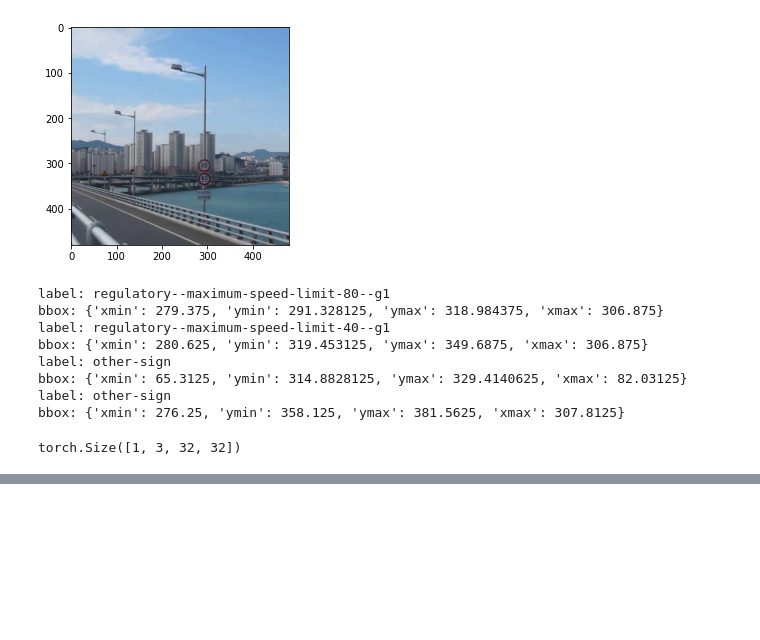
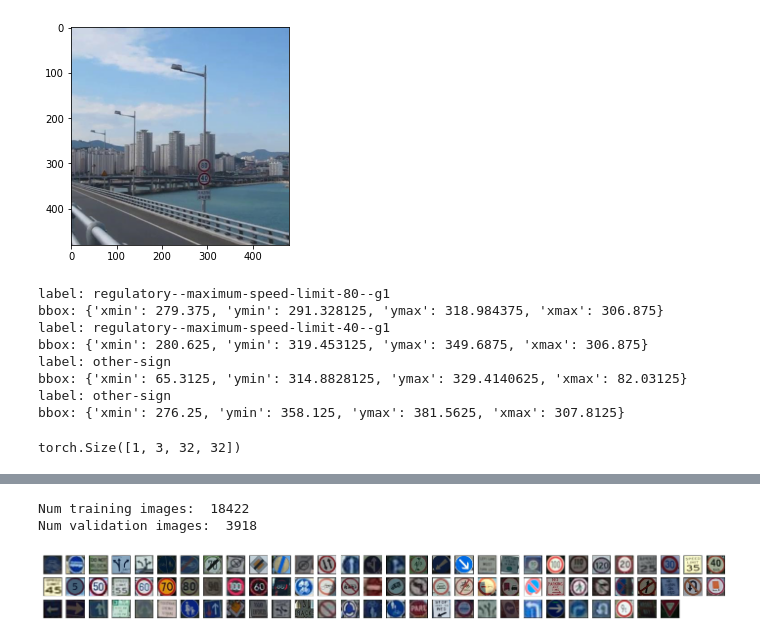
Before and after one commit to carsonljc/APS360-Project, a Jupyter notebook: project.ipynb, the cells around one changed output, grey strips where cells are left out. Saved outputs shown, nothing was run; the diff lists cells and outputs as text; code cells hidden in the pictures; blank space fills up the shorter version.

```diff
--- a/project.ipynb
+++ b/project.ipynb
@@ -533,0 +592,30 @@ class YOLO_Test(nn.Module):
+# %%
+data_transform = transforms.Compose([transforms.RandomResizedCrop(224, scale=(1,1)),
+                                      transforms.ToTensor()])
+# %%
+data_dir = '/root/datasets/'
+train_dir = os.path.join(data_dir, 'train/')
+val_dir = os.path.join(data_dir, 'val/')
+# %%
+train_data = datasets.ImageFolder(train_dir, transform=data_transform)
+val_data = datasets.ImageFolder(val_dir, transform=data_transform)
+
+# print out some data stats
+print('Num training images: ', len(train_data))
+print('Num validation images: ', len(val_data))
+
+label = -1
+count = 0
+fig = plt.figure(figsize=(25, 4))
+
+for imgs, labels in train_data:
+  if (label < labels ):
+
+    ax = fig.add_subplot(5, 30, count+1, xticks=[], yticks=[])
+    plt.imshow(np.transpose(imgs, (1, 2, 0)))
+    count += 1
+    label = labels
+# %% [output]
+Num training images:  18422
+Num validation images:  3918
+[figure, added]
```
Also changed, not shown: parts of 14 cells of this notebook.
